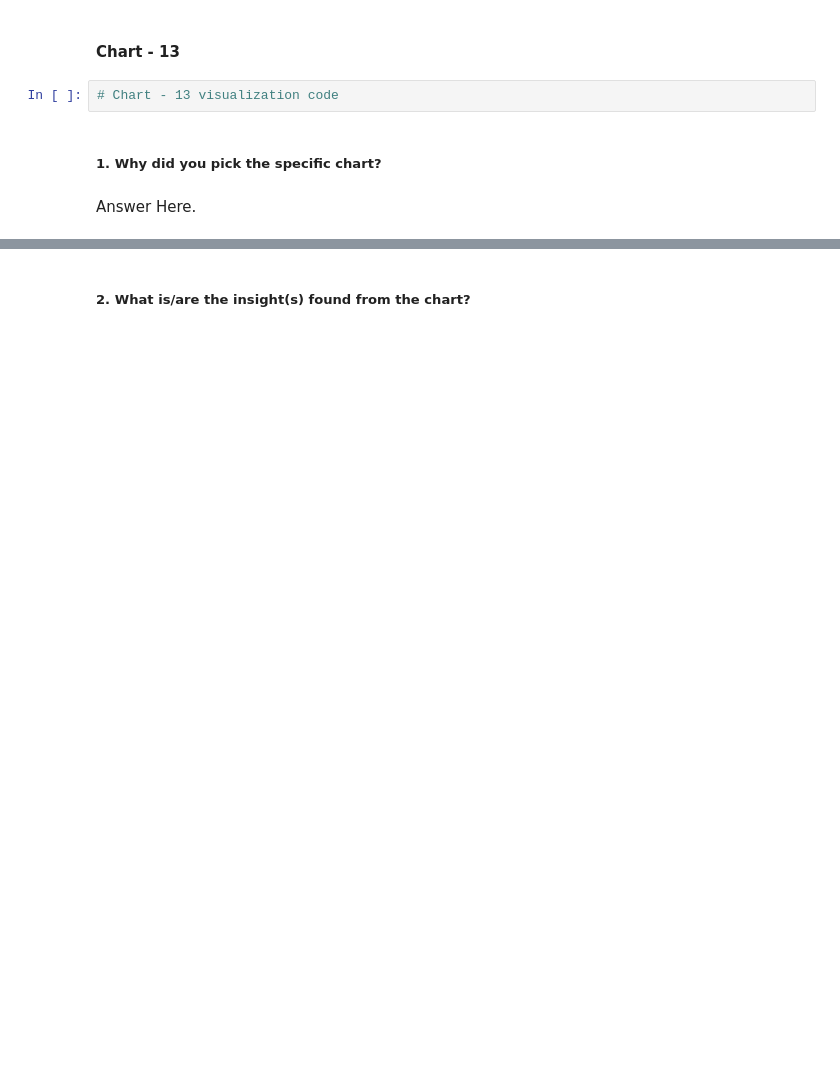
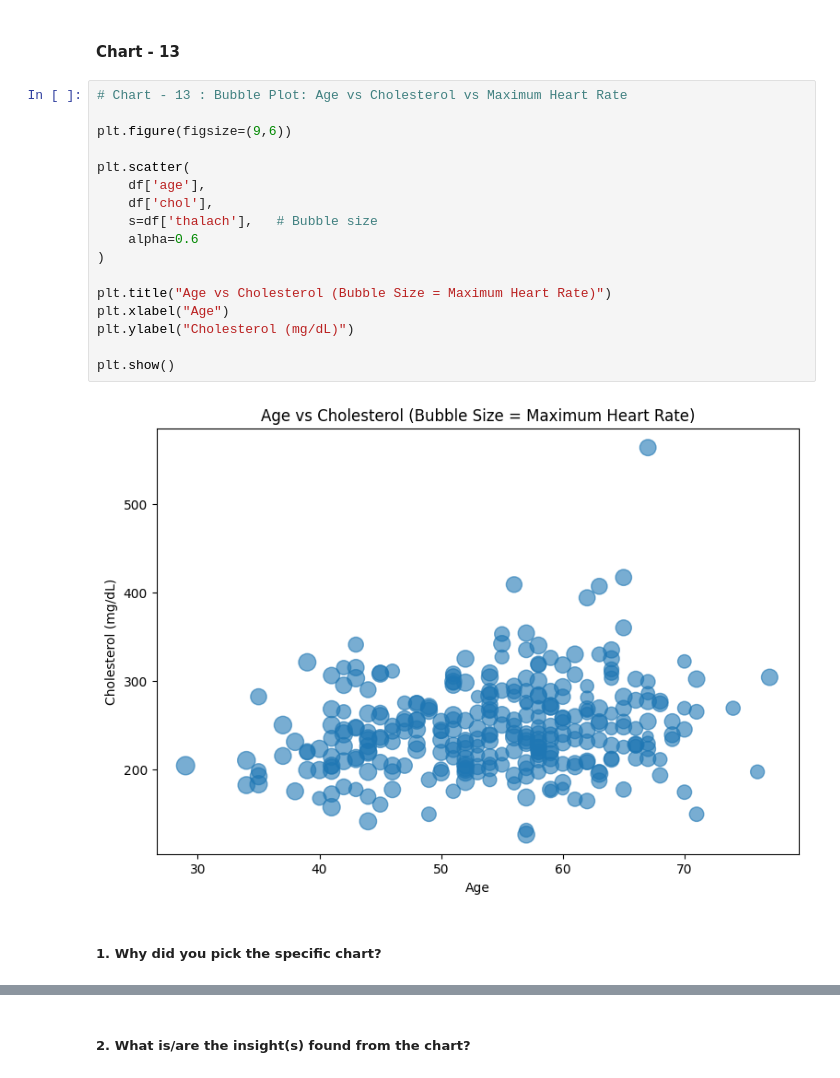
Before and after one commit to niharikaBargujar/Heart_disease_prediction, a Jupyter notebook: Heart_disease_prediction.ipynb, the cells around one changed output, grey strips where cells are left out. Saved outputs shown, nothing was run; the diff lists cells and outputs as text; blank space fills up the shorter version.

```diff
--- a/Heart_disease_prediction.ipynb
+++ b/Heart_disease_prediction.ipynb
@@ -643,8 +698,23 @@ Answer Here
 # %% [markdown]
 #### Chart - 13
-# %%
-# Chart - 13 visualization code
+# %%
+# Chart - 13 : Bubble Plot: Age vs Cholesterol vs Maximum Heart Rate
+
+plt.figure(figsize=(9,6))
+
+plt.scatter(
+    df['age'],
+    df['chol'],
+    s=df['thalach'],   # Bubble size
+    alpha=0.6
+)
+
+plt.title("Age vs Cholesterol (Bubble Size = Maximum Heart Rate)")
+plt.xlabel("Age")
+plt.ylabel("Cholesterol (mg/dL)")
+
+plt.show()
+# %% [output]
+[figure, added]
 # %% [markdown]
 ##### 1. Why did you pick the specific chart?
-# %% [markdown]
-Answer Here.
```
Also changed, not shown: parts of 55 cells of this notebook.
